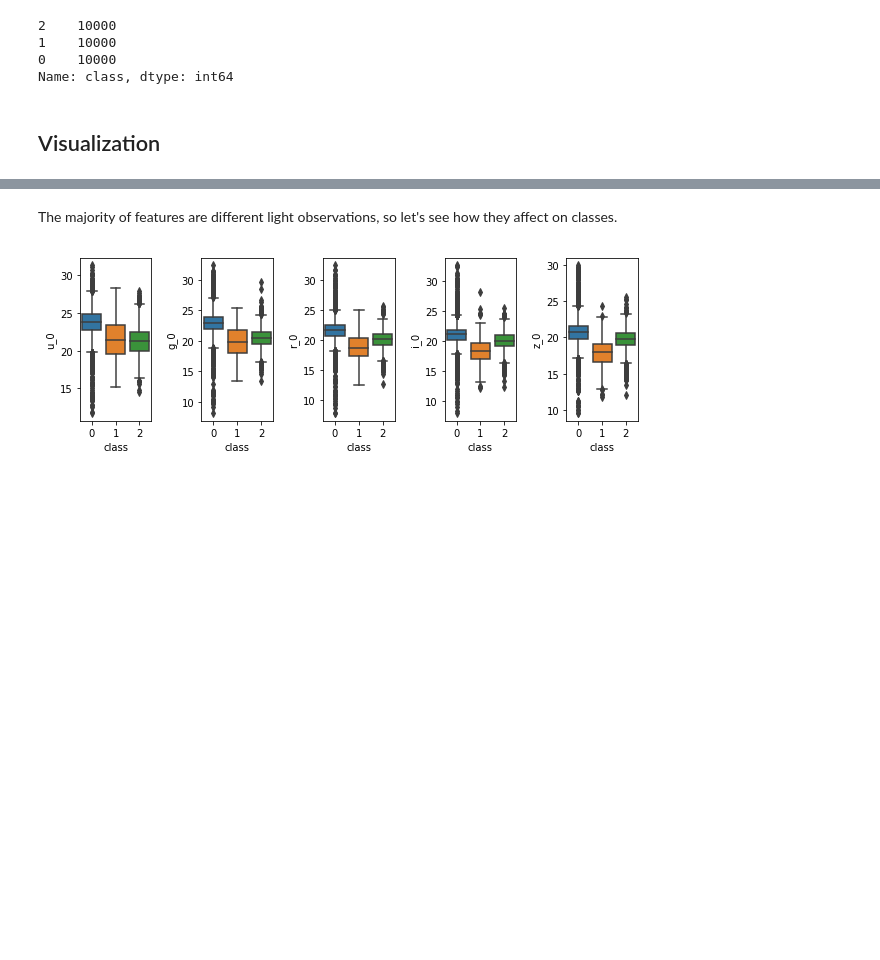
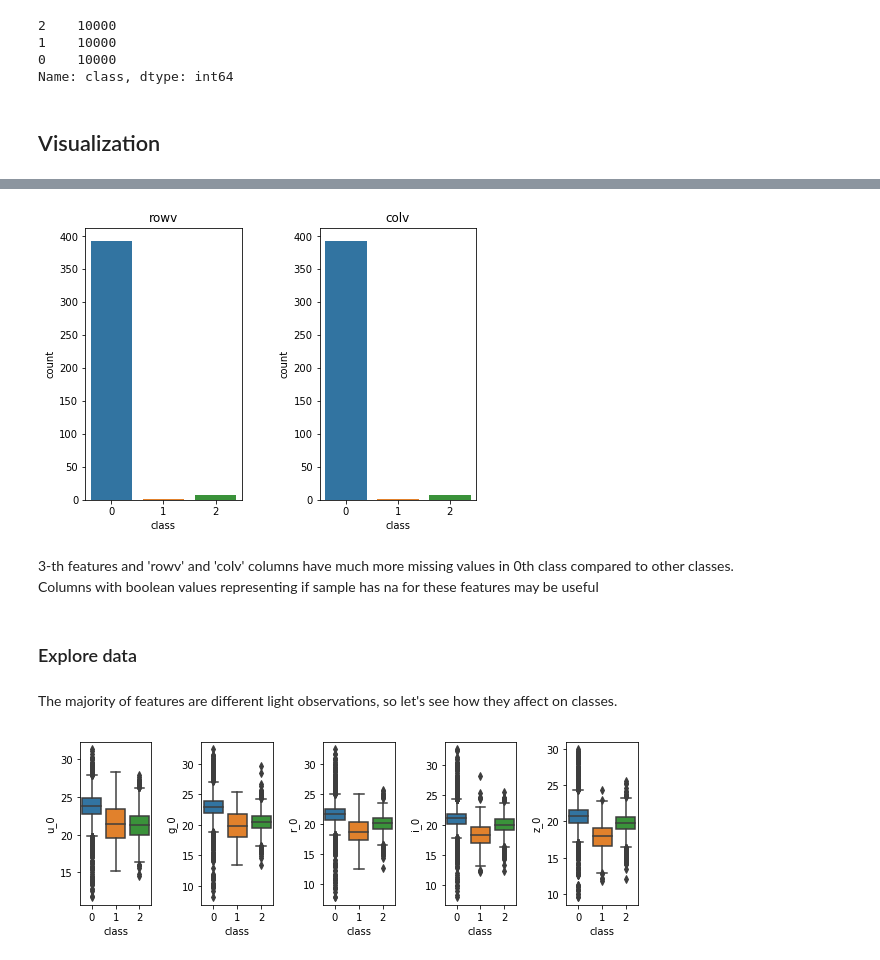
Before and after one commit to alyabogd/NightSkyTask, a Jupyter notebook: sky_data.ipynb, the cells around one changed output, grey strips where cells are left out. Saved outputs shown, nothing was run; the diff lists cells and outputs as text; code cells hidden in the pictures; blank space fills up the shorter version.

```diff
--- a/sky_data.ipynb
+++ b/sky_data.ipynb
@@ -104,3 +123,18 @@ Name: class, dtype: int64
+# %%
+fs = ['rowv', 'colv']
+
+fig, ax = plt.subplots(1, 2, figsize=(7, 5))
+fig.subplots_adjust(wspace=0.5)
+
+for i, f in enumerate(fs):
+    sns.countplot(x='class', data=train[train[f].isna()], ax=ax[i]).set_title(f)
+# %% [output]
+[figure, added]
+# %% [markdown]
+3-th features and 'rowv' and 'colv' columns have much more missing values in 0th class compared to other classes.
+Columns with boolean values representing if sample has na for these features may be useful
+# %% [markdown]
+### Explore data
 # %% [markdown]
 The majority of features are different light observations, so let's see how they affect on classes.
 # %%
```
Also changed, not shown: parts of 75 cells of this notebook.
